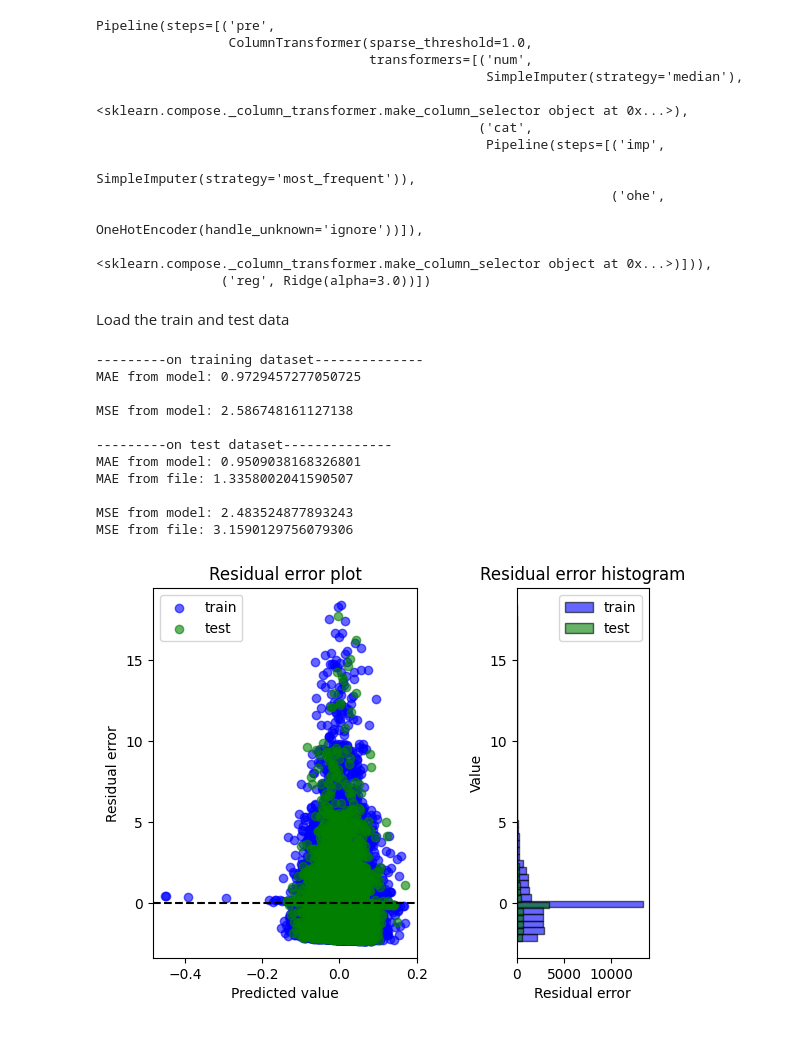
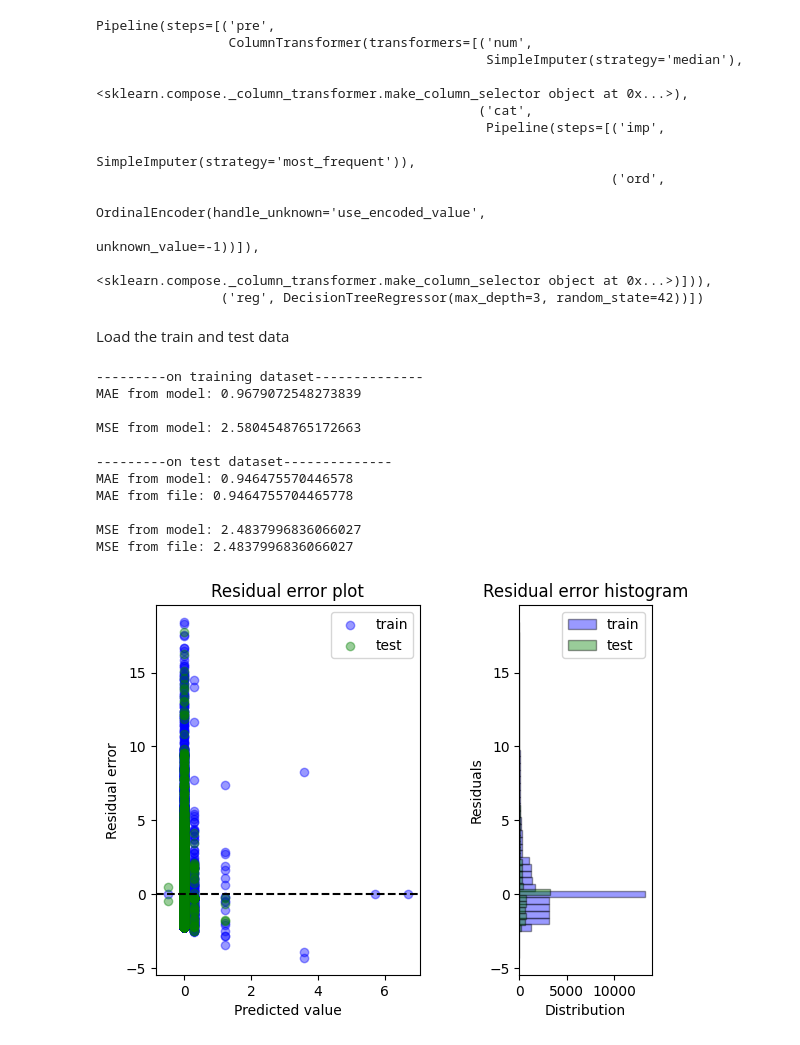
Before and after one commit to NDuan-510/MADS-MS2-Uber-Analysis, a Jupyter notebook: 4.2. Supervised Model evaluation & Failure analysis(fare prediction).ipynb, the cells around one changed output. Drawn from its saved outputs; the diff is of its cells as text; code cells hidden in the pictures.

```diff
--- a/4.2. Supervised Model evaluation & Failure analysis(fare prediction).ipynb
+++ b/4.2. Supervised Model evaluation & Failure analysis(fare prediction).ipynb
@@ -34,7 +23,7 @@ else:
 # %%
 files = os.listdir(base_directory)
 
-file = [item for item in files if 'Booking Value_fill_scaled.pkl' in item][-1]
+file = [item for item in files if 'Booking Value_fill_scaled.pkl' in item][0]
 
 model_path = os.path.join(base_directory, file)
 
@@ -43,17 +32,17 @@ with open(model_path, "rb") as f:
 model
 # %% [output]
 Pipeline(steps=[('pre',
-                 ColumnTransformer(sparse_threshold=1.0,
-                                   transformers=[('num',
+                 ColumnTransformer(transformers=[('num',
                                                   SimpleImputer(strategy='median'),
                                                   <sklearn.compose._column_transformer.make_column_selector object at 0x...>),
                                                  ('cat',
                                                   Pipeline(steps=[('imp',
                                                                    SimpleImputer(strategy='most_frequent')),
-                                                                  ('ohe',
-                                                                   OneHotEncoder(handle_unknown='ignore'))]),
+                                                                  ('ord',
+                                                                   OrdinalEncoder(handle_unknown='use_encoded_value',
+                                                                                  unknown_value=-1))]),
                                                   <sklearn.compose._column_transformer.make_column_selector object at 0x...>)])),
-                ('reg', Ridge(alpha=3.0))])
+                ('reg', DecisionTreeRegressor(max_depth=3, random_state=42))])
 # %% [markdown]
 Load the train and test data
 # %%
@@ -64,31 +53,22 @@ if use_lite_version:
 else:
     model_data =pd.read_csv('ncr_ride_bookings_with_weather_filled_scaled_short.csv')
 # %%
-if use_lite_version:
-    # train data
-    train_data = modeling.drop_unnecessary_cols(
-        model_data.loc[split_df.loc[split_df.split=='train'].index],
-        'Value_fill_scaled')
-    # validation data
-    test_data = modeling.drop_unnecessary_cols(
-        model_data.loc[split_df.loc[split_df.split=='valid'].index],
-        'Value_fill_scaled')
-else:
-    # train data
-    train_data = modeling.drop_unnecessary_cols(
-        model_data.loc[split_df.loc[split_df.split=='train'].index],
-        'Value_fill_scaled')
-    # validation data
-    test_data = modeling.drop_unnecessary_cols(
-        model_data.loc[split_df.loc[split_df.split=='valid'].index],
-        'Value_fill_scaled')
-
-y_train = split_df.loc[split_df.split=='train']['Booking Value_fill_scaled']
-y_test = split_df.loc[split_df.split=='valid']['Booking Value_fill_scaled']
+# train data
+train_split = split_df.loc[split_df.split=='train'][['Booking ID','Customer ID']]
+train_data = model_data.merge(train_split,on=['Booking ID','Customer ID'])
+y_train = train_data['Booking Value_fill_scaled']
+train_data = modeling.drop_unnecessary_cols(train_data)
+train_data['Booking Value_fill_scaled'] = y_train
+# validation data
+test_split = split_df.loc[split_df.split=='valid'][['Booking ID','Customer ID']]
+test_data = model_data.merge(test_split,on=['Booking ID','Customer ID'])
+y_test = test_data['Booking Value_fill_scaled']
+test_data = modeling.drop_unnecessary_cols(test_data)
+test_data['Booking Value_fill_scaled'] = y_test
 # %%
-## check model score
-prediction_df = pd.read_csv(f'{base_directory}/cls_best_rf_preds.csv')
+prediction_df = pd.read_csv(f'{base_directory}/reg_best_Booking_Value_fill_scaled_tree_preds.csv')
 
+# check model metric score
 print('---------on training dataset--------------')
 print('MAE from model:',mean_absolute_error(y_train,model.predict(train_data)))
 print()
@@ -97,34 +77,35 @@ print('MSE from model:',mean_squared_error(y_train,model.predict(train_data)))
 print()
 print('---------on test dataset--------------')
 print('MAE from model:',mean_absolute_error(y_test,model.predict(test_data)))
-print('MAE from file:',mean_absolute_error(y_test,prediction_df.y_pred))
+print('MAE from file:',mean_absolute_error(prediction_df.y_true,prediction_df.y_pred))
 print()
 print('MSE from model:',mean_squared_error(y_test,model.predict(test_data)))
-print('MSE from file:',mean_squared_error(y_test,prediction_df.y_pred))
+print('MSE from file:',mean_squared_error(prediction_df.y_true,prediction_df.y_pred))
 # %% [output]
 ---------on training dataset--------------
-MAE from model: 0.9729457277050725
+MAE from model: 0.9679072548273839
 
-MSE from model: 2.586748161127138
+MSE from model: 2.5804548765172663
 
 ---------on test dataset--------------
-MAE from model: 0.9509038168326801
-MAE from file: 1.3358002041590507
+MAE from model: 0.946475570446578
+MAE from file: 0.9464755704465778
 
-MSE from model: 2.483524877893243
-MSE from file: 3.1590129756079306
+MSE from model: 2.4837996836066027
+MSE from file: 2.4837996836066027
 # %%
+# create visualization object
+
 reg_vis_obj = Model_Visualizer(
-    # train_data.to_numpy(),
-    # test_data.to_numpy(),
     train_data,
     test_data,
     y_train,
     y_test,
-    # feature_names=train_data.columns
-    feature_names = model[0].get_feature_names_out()
+    feature_names = [re.sub(r'^num__', '', name) for name in model[0].get_feature_names_out()],  # replace prefix in pipeline with ''
+    target_name='Booking Value_fill_scaled'
     )
 # %%
-reg_vis_obj.residual_plot(model,bins=50)
+#residue plot
+reg_vis_obj.residual_plot(model,bins=50,alpha=0.4)
 # %% [output]
-[figure, old version]
+[figure, new version]
```
Also changed, not shown: parts of 21 cells of this notebook, 5 other files.
